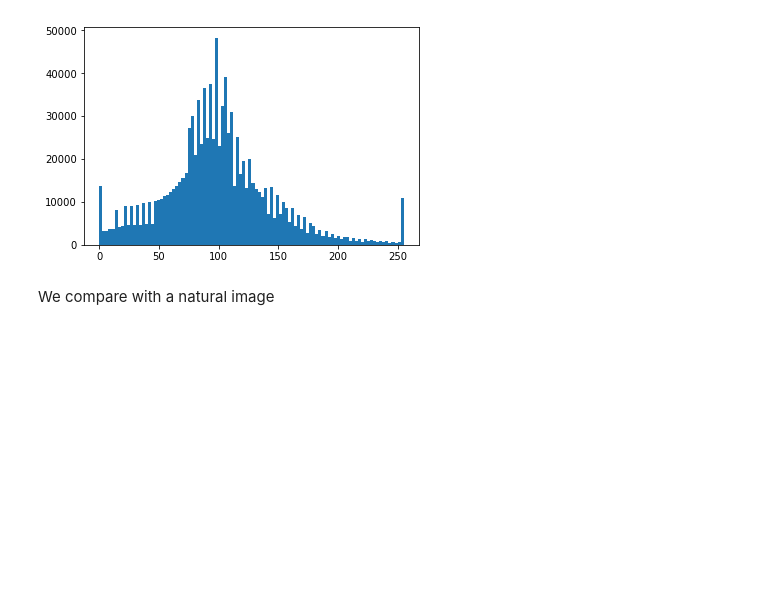
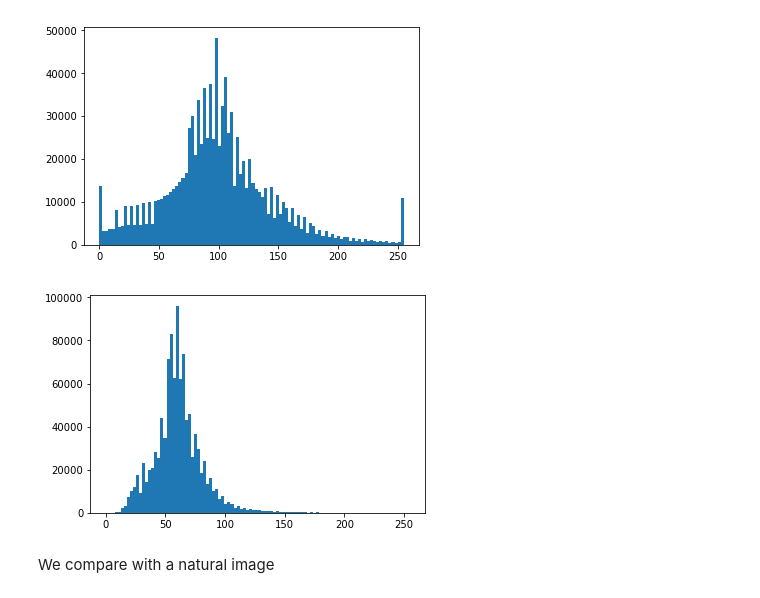
Before and after one commit to alexfil2017/RadarDenoising, a Jupyter notebook: test_generate_patches.ipynb, the cells around one changed output. Drawn from its saved outputs; the diff is of its cells as text; code cells hidden in the pictures; blank space fills up the shorter version.

```diff
--- a/test_generate_patches.ipynb
+++ b/test_generate_patches.ipynb
@@ -74,5 +75,10 @@ u = plt.hist(rob_img.ravel(), 100)
 # %% [output]
 [figure]
+# %%
+u = plt.hist(min_max_scale(np.log(1+img.ravel())), 100)
+plt.savefig('data/test/hist_patch.png', dpi=500)
+# %% [output]
+[figure, added]
 # %% [markdown]
 We compare with a natural image
 # %%
```
Also changed, not shown: parts of 3 cells of this notebook, 2 other files.
